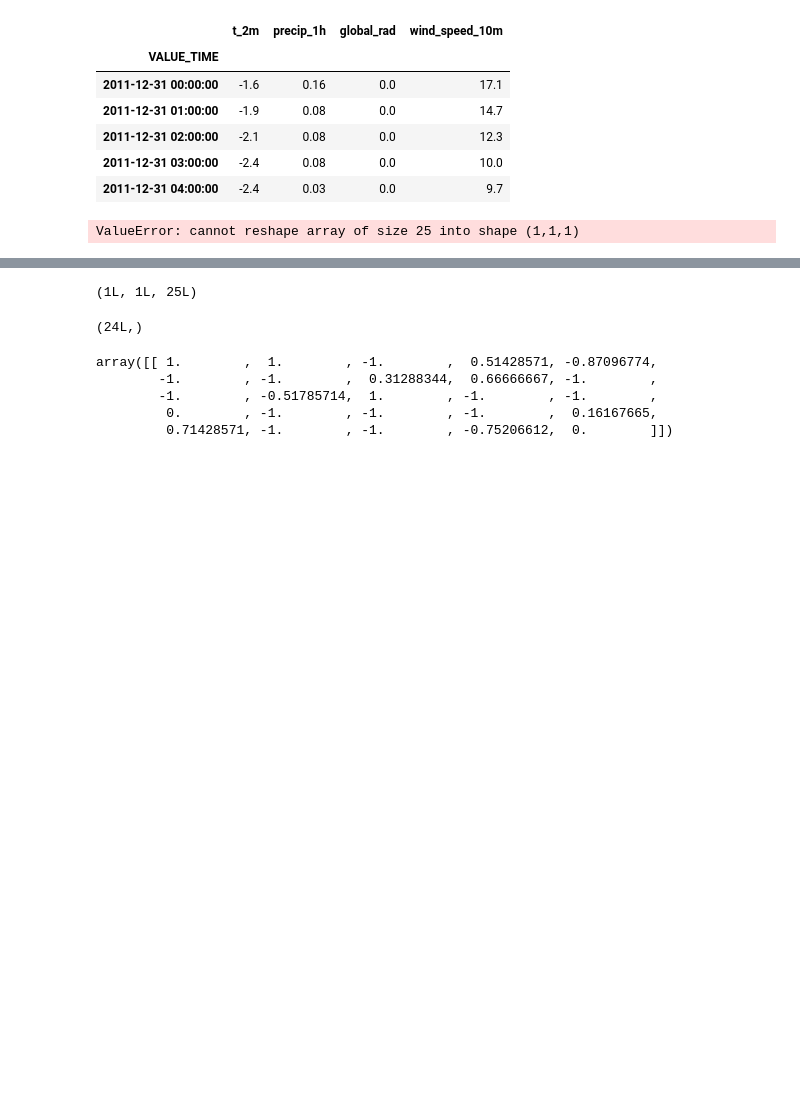
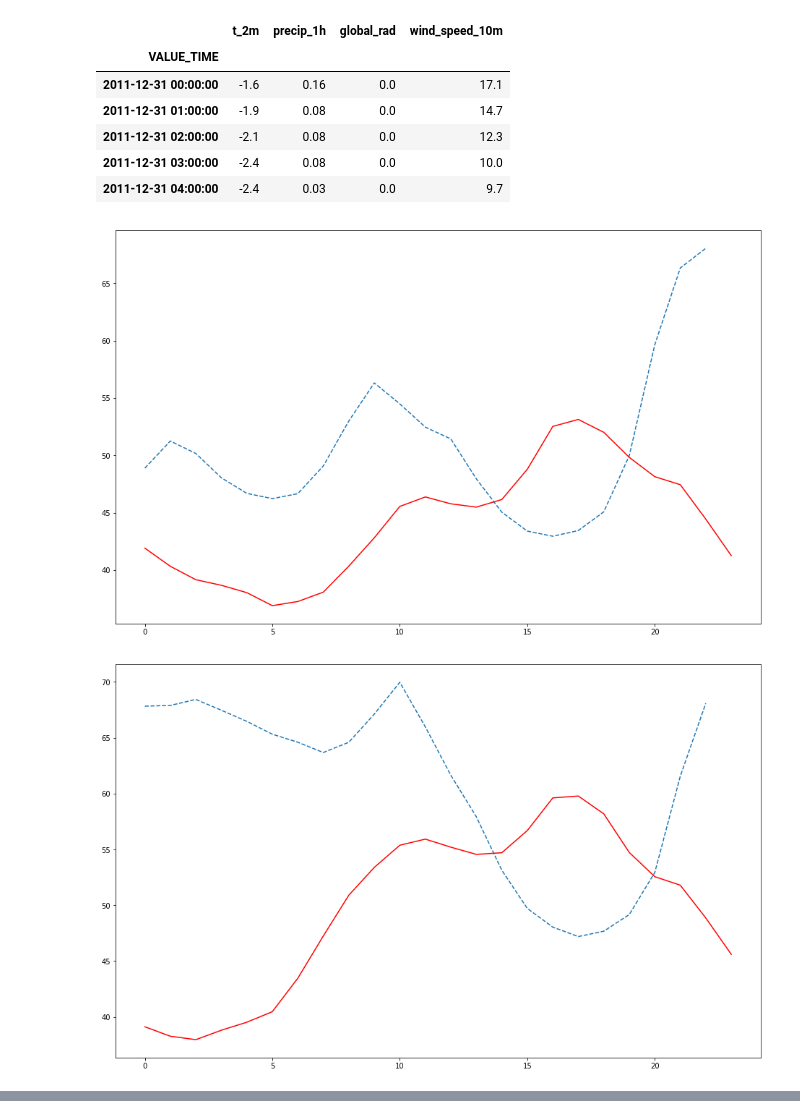
Before and after one commit to peveloper/hackenergy, a Jupyter notebook: Optimization.ipynb, the cells around one changed output, grey strips where cells are left out. Drawn from its saved outputs; the diff is of its cells as text; code cells hidden in the pictures; blank space fills up the shorter version.

```diff
--- a/Optimization.ipynb
+++ b/Optimization.ipynb
@@ -46,21 +46,23 @@ def series_to_supervised(data, n_in=1, n_out=1, dropnan=True):
 
 def invert_scale(scaler, X, value):
     new_row = [x for x in X] + [value]
+    print len(new_row), new_row
     array = np.array(new_row)
     array = array.reshape(1, len(array))
+    print array.shape
     inverted = scaler.inverse_transform(array)
     return inverted[0, -1]
 
 def scale(test):
     # fit scaler
     scaler = MinMaxScaler(feature_range=(-1, 1))
-    #scaler = scaler.fit(train)
+    scaler = scaler.fit(train)
     # transform train
     #train = train.reshape(train.shape[0], train.shape[1])
     #train_scaled = scaler.transform(train)
     # transform test
     test = test.reshape(test.shape[0], test.shape[1])
-    test_scaled = scaler.fit_transform(test)
+    test_scaled = scaler.transform(test)
     return scaler, test_scaled
 # %%
 weather_b = pd.read_csv('data/weather_UTC_2012-2016_Berlin.csv', sep=';', decimal=',')
@@ -114,7 +116,8 @@ def cost_function(params):
 base = datetime.datetime(2016, 1, 1)
 battery_pred = np.zeros(24)
 lag = 24
-y0 = 0
+start = 0
+end = 23
 for day in [base + datetime.timedelta(days=x) for x in range(0, 10)]:
     next_day =  day+datetime.timedelta(days=1)
 
@@ -129,49 +132,54 @@ for day in [base + datetime.timedelta(days=x) for x in range(0, 10)]:
                             weather_d[(weather_d.index >= day) & (weather_d.index < next_day)][['wind_speed_10m']]
                            ], axis=1)
                 )
-
+    '''
     X = weather_b[(weather_b.index >= day) & (weather_b.index < next_day)].merge(
         weather_d[(weather_d.index >= day) & (weather_d.index < next_day)], left_index=True, right_index=True).merge(
         weather_m[(weather_m.index >= day) & (weather_m.index < next_day)], left_index=True, right_index=True)
+
     X_cons = series_to_supervised(X.values, 1, 1, True)
+    X_cons['y'] = 0
 
     scaler, X_scaled = scale(np.array(X_cons))
     consumption_pred = []
     for i in range(len(X_scaled)):
         # make one-step forecast
-        X_i = np.append(X_scaled[i], y0).reshape(1,1,25)
+        X_i = X_scaled[i]
         yhat = forecast_lstm(pred_consumption, 1, X_i)
         # invert scaling
         yhat = invert_scale(scaler, X_i, yhat)
         # store forecast
         consumption_pred.append(yhat)
+    '''
+    consumption =  np.array(energy[(energy.index >= day) & (energy.index < next_day)]['consumption'])
+    consumption_pred = data1[start:end]
 
-    consumption =  np.array(energy[(energy.index >= day) & (energy.index < next_day)]['consumption'])
-    '''
     solar = np.array(energy[(energy.index >= day) & (energy.index < next_day)]['solarprod'])
     wind =  np.array(energy[(energy.index >= day) & (energy.index < next_day)]['windprod'])
     production = solar + wind
 
-    model = ARIMA(consumption, order=(2, 0, 1))
-    ARIMA_fitted = model.fit(disp=-1)
+    #model = ARIMA(consumption, order=(2, 0, 1))
+    #ARIMA_fitted = model.fit(disp=-1)
     start_idx = consumption.shape[0]
     end_idx = start_idx + lag - 1
 
     wind_pred = pred_wind.predict(X_wind)
     solar_pred = pred_sun.predict(X_solar)
     production_pred = solar_pred + wind_pred
-    consumption_pred = ARIMA_fitted.predict(start=start_idx, end=end_idx).reshape(-1, 1)
+    #consumption_pred = ARIMA_fitted.predict(start=start_idx, end=end_idx).reshape(-1, 1)
 
     #battery = minimize(cost_function, [production_pred, consumption_pred, battery_pred], method='nelder-mead')
     battery = production_pred - consumption_pred - battery_pred
     battery_pred = battery
-    '''
 
+    start = end
+    end = end + 23
 
-    plt.figure(figsize=(16,10))
-    plt.plot(consumption_pred, linestyle='--' ,label='pred_consumption')
-    plt.plot(consumption, color='red')
-#plt.plot(consumption_pred, color='red', label='pred_consumption')
-#plt.plot(battery_pred, color='blue', label='battery', linestyle='--')
+plt.figure(figsize=(16,10))
+plt.plot(consumption_pred, linestyle='--' ,label='pred_consumption')
+plt.plot(consumption, color='red')
+plt.plot(consumption_pred, color='red', label='pred_consumption')
+plt.plot(battery_pred, color='blue', label='battery', linestyle='--')
 # %% [output]
-ValueError: cannot reshape array of size 25 into shape (1,1,1)
+[figure, added]
+[figure, added]
@@ -178,16 +193,0 @@ ValueError: cannot reshape array of size 25 into shape (1,1,1)
-# %%
-np.append(X_scaled[i], y0).reshape(1,1,25).shape
-# %% [output]
-(1L, 1L, 25L)
-# %%
-X_scaled[i].shape
-# %% [output]
-(24L,)
-# %%
-np.append(X_scaled[i], y0).reshape(1,1,25)[0]
-# %% [output]
-array([[ 1.        ,  1.        , -1.        ,  0.51428571, -0.87096774,
-        -1.        , -1.        ,  0.31288344,  0.66666667, -1.        ,
-        -1.        , -0.51785714,  1.        , -1.        , -1.        ,
-         0.        , -1.        , -1.        , -1.        ,  0.16167665,
-         0.71428571, -1.        , -1.        , -0.75206612,  0.        ]])
```
Also changed, not shown: parts of 1 cell of this notebook, 2 other files.
